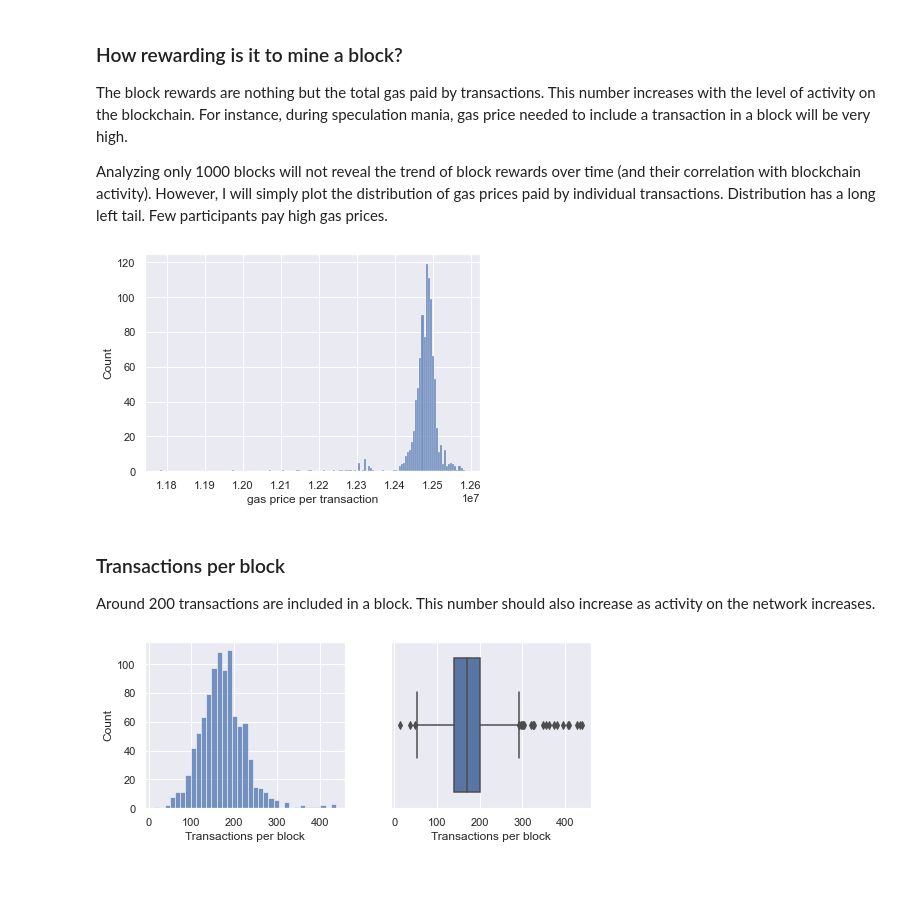
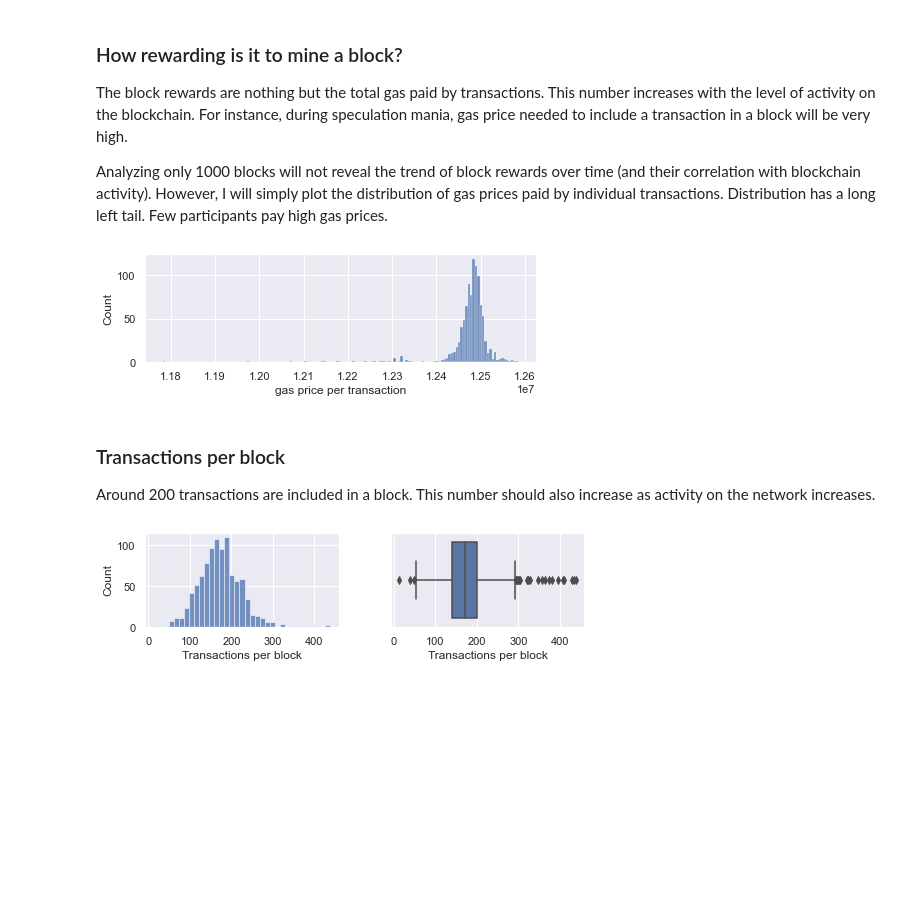
Before and after one commit to girishji/EthDatabase, a Jupyter notebook: EthDb.ipynb, the cells around one changed output. Cells and saved outputs as stored; diff of their text form; code cells hidden in the pictures; blank space fills up the shorter version.

```diff
--- a/EthDb.ipynb
+++ b/EthDb.ipynb
@@ -347,10 +347,11 @@ Analyzing only 1000 blocks will not reveal the trend of block rewards over time
 # %%
 gu = db.cursor().execute('SELECT gasUsed FROM Block').fetchall()
 gu = [i[0] for i in gu]
-(sns.histplot(x = [item for item in gu if item > 1000000])
+fig, ax = plt.subplots(figsize=(7, 2))
+(sns.histplot(x = [item for item in gu if item > 1000000], ax = ax)
     .set(xlabel='gas price per transaction'));
 # %% [output]
-[figure, old version]
+[figure, new version]
 # %% [markdown]
 ### Transactions per block
 
@@ -360,7 +361,7 @@ tpb = (db.cursor()
     .execute('SELECT blockNumber, count(txHash) FROM Tx GROUP BY blockNumber')
     .fetchall())
 
-fig, ax = plt.subplots(1,2, figsize=(7,3))
+fig, ax = plt.subplots(1,2, figsize=(7,2))
 fig.tight_layout()
 (pd.DataFrame(tpb, columns = ['block_number', 'tx_count'])
     .pipe((sns.histplot, 'data'), x = 'tx_count', ax=ax[0])
@@ -370,6 +371,4 @@ fig.tight_layout()
     .set(xlabel='Transactions per block'))
 fig.show()
 # %% [output]
-[figure, old version]
+[figure, new version]
-# %% [markdown]
-###
```
Also changed, not shown: parts of 25 cells of this notebook.
